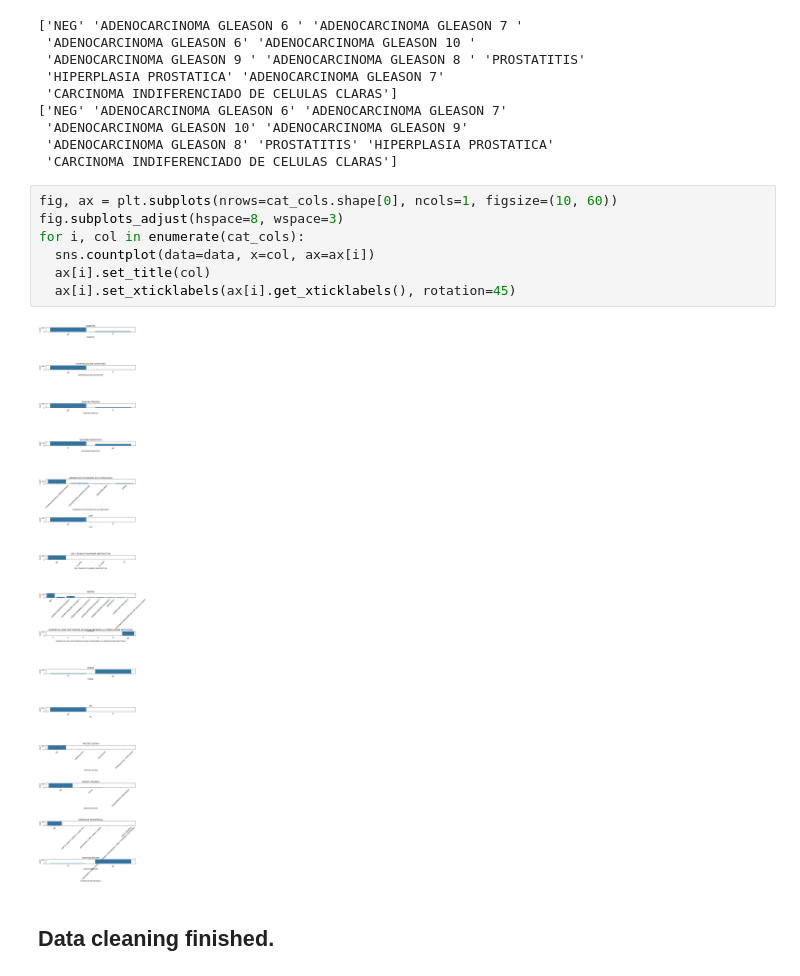
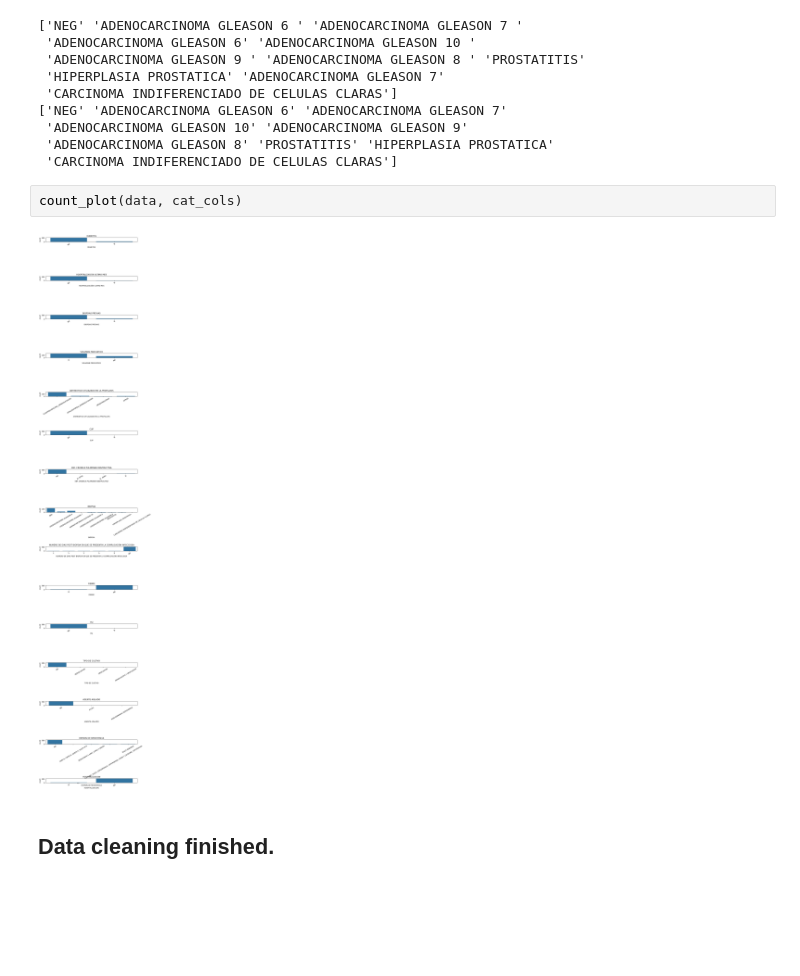
Before and after one commit to lmunozm1702/Henry_M6_integrative_project_1, a Jupyter notebook: datacleaning.ipynb, the cells around one changed output. Cells and saved outputs as stored; diff of their text form; blank space fills up the shorter version.

```diff
--- a/datacleaning.ipynb
+++ b/datacleaning.ipynb
@@ -276,15 +267,10 @@ print(data['BIOPSIA'].unique())
  'ADENOCARCINOMA GLEASON 10' 'ADENOCARCINOMA GLEASON 9'
  'ADENOCARCINOMA GLEASON 8' 'PROSTATITIS' 'HIPERPLASIA PROSTATICA'
  'CARCINOMA INDIFERENCIADO DE CELULAS CLARAS']
-# %%
-fig, ax = plt.subplots(nrows=cat_cols.shape[0], ncols=1, figsize=(10, 60))
-fig.subplots_adjust(hspace=8, wspace=3)
-for i, col in enumerate(cat_cols):
-  sns.countplot(data=data, x=col, ax=ax[i])
-  ax[i].set_title(col)
-  ax[i].set_xticklabels(ax[i].get_xticklabels(), rotation=45)
-# %% [output]
-[figure, removed]
+# %%
+count_plot(data, cat_cols)
+# %% [output]
+[figure, added]
 # %% [markdown]
 ## Data cleaning finished.
 # %%
```
Also changed, not shown: parts of 4 cells of this notebook, 3 other files.
